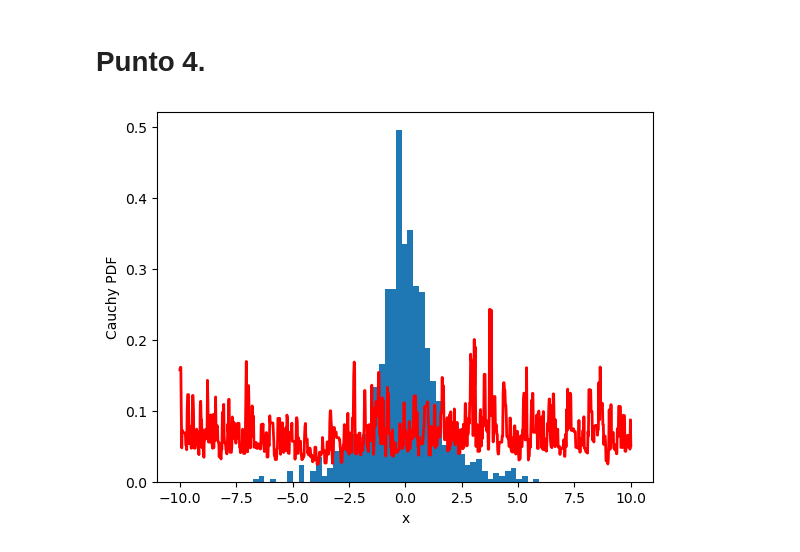
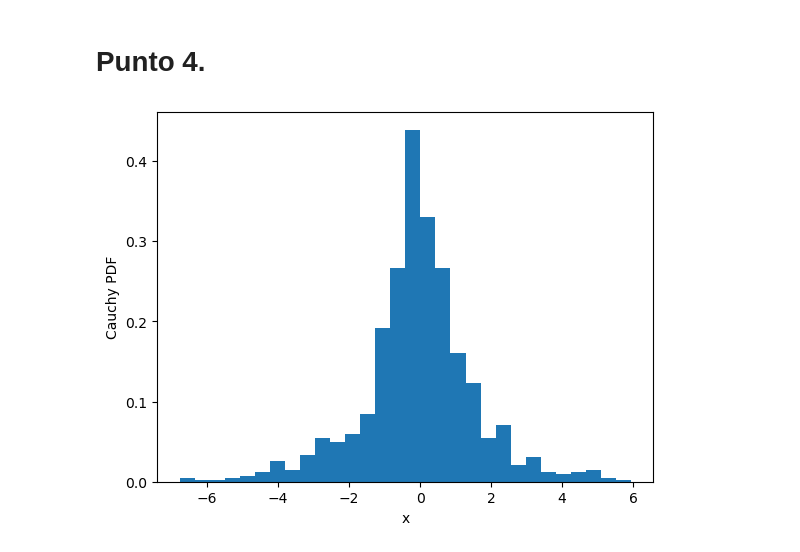
Before and after one commit to juanagranadosr/metodos-computacionales-1_JuanaGranados, a Jupyter notebook: Taller4/Metropolis Hasting.ipynb, the cells around one changed output. Drawn from its saved outputs; the diff is of its cells as text; code cells hidden in the pictures.

```diff
--- a/Taller4/Metropolis Hasting.ipynb
+++ b/Taller4/Metropolis Hasting.ipynb
@@ -51,12 +51,11 @@ for i in range(N):
     else:
         sample.append(sample[-1])
 # %%
-plt.hist(sample, bins=50, density=True)
-xp = np.linspace(-10, 10, 1000)
-plt.plot(xp, CauchyD(x), 'r-', linewidth=2)
+plt.hist(sample, bins=30, density=True)
+x2_ = np.linspace(-6, 6, 1000)
 
 plt.xlabel('x')
 plt.ylabel('Cauchy PDF')
 plt.show()
 # %% [output]
-[figure, old version]
+[figure, new version]
```
Also changed, not shown: 2 other files.
